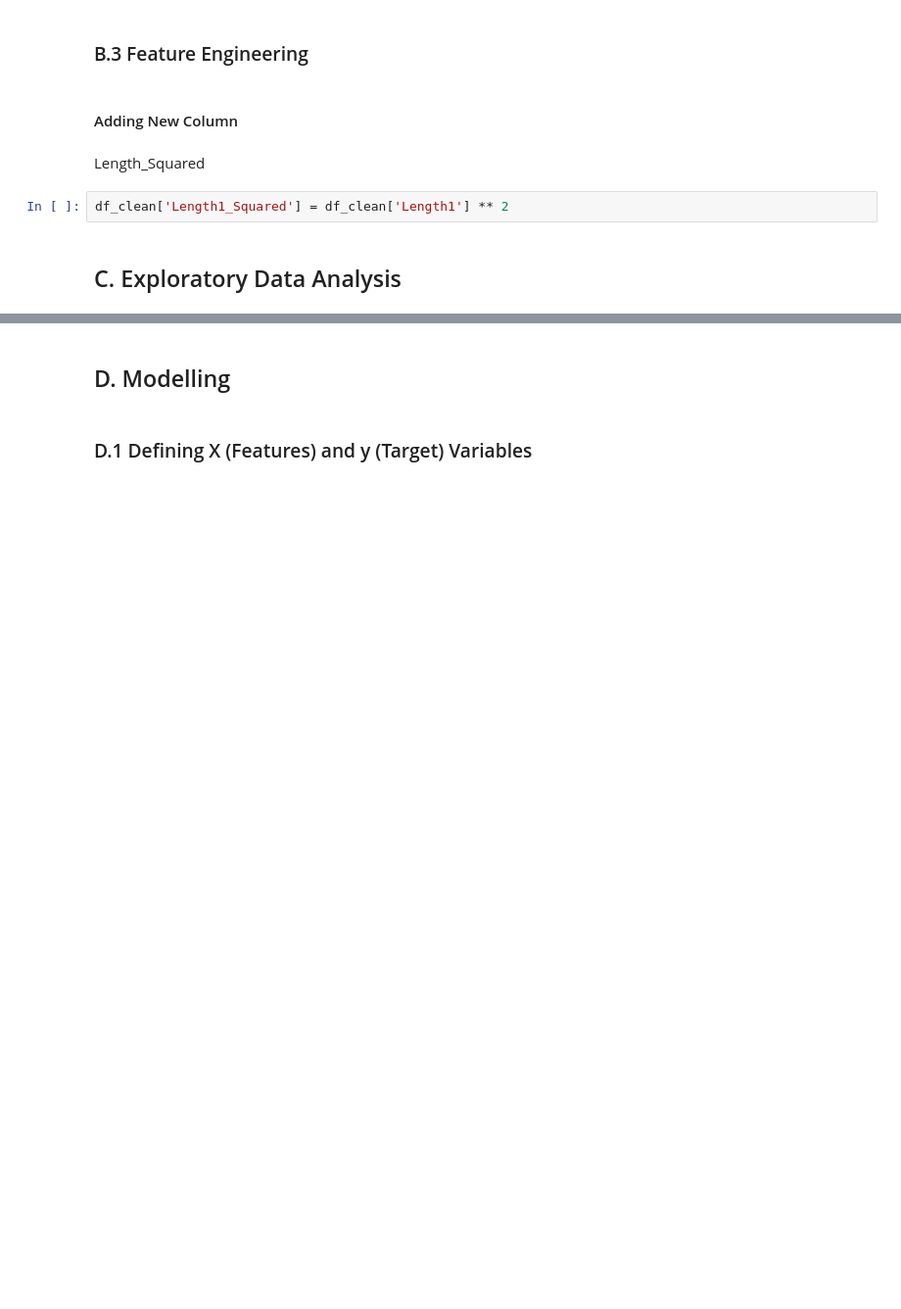
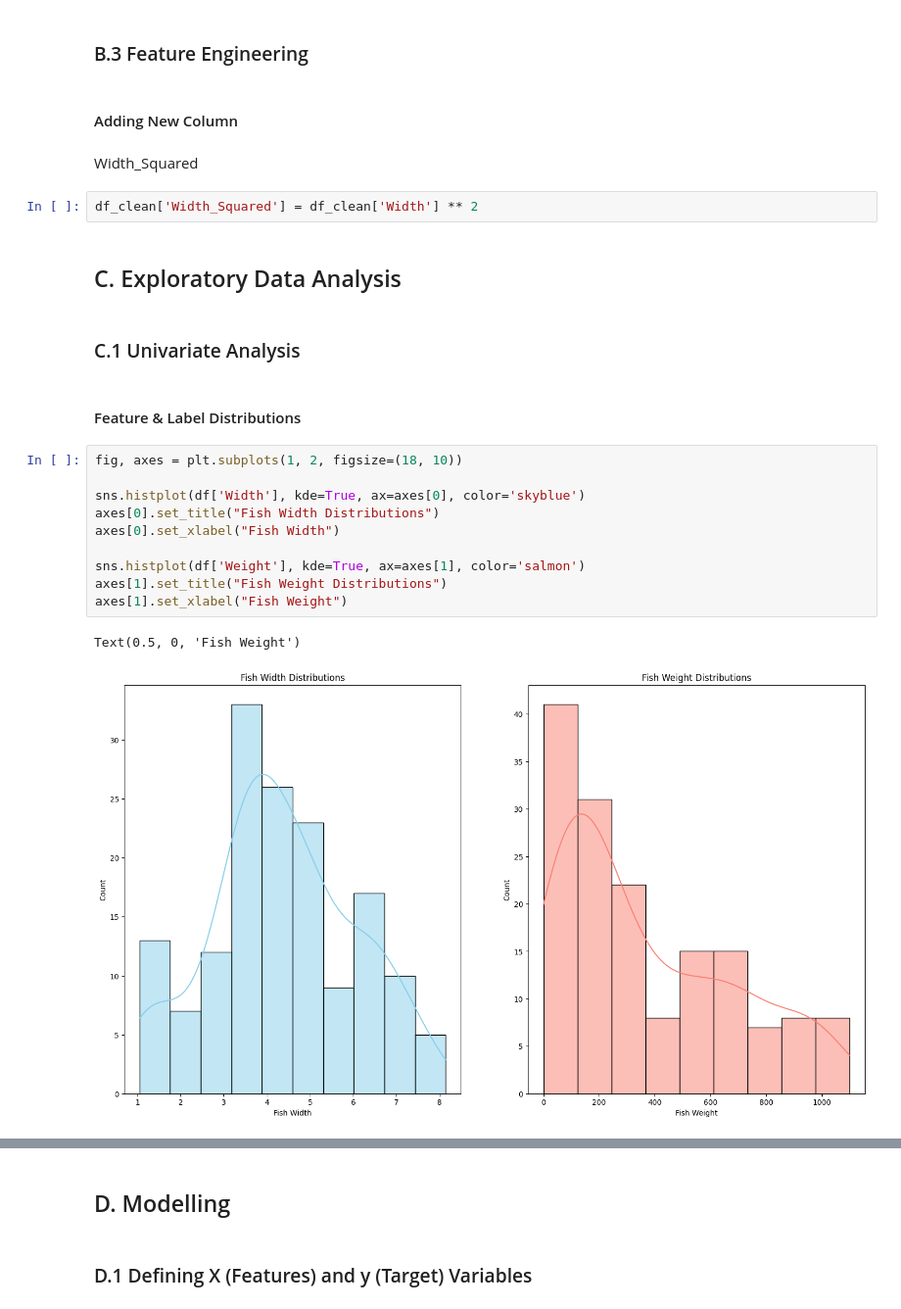
Before and after one commit to HablSank/1Day-1Dataset_MachineLearningProject, a Jupyter notebook: Day-9/Polynomial Regression (Fish)/FIsh.ipynb, the cells around one changed output, grey strips where cells are left out. Shown at 98% size. Saved outputs shown, nothing was run; the diff lists cells and outputs as text; blank space fills up the shorter version.

```diff
--- a/Day-9/Polynomial Regression (Fish)/FIsh.ipynb
+++ b/Day-9/Polynomial Regression (Fish)/FIsh.ipynb
@@ -163,8 +173,25 @@ df_clean.head()
 # %% [markdown]
 #### Adding New Column
 # %% [markdown]
-Length_Squared
+Width_Squared
 # %%
-df_clean['Length1_Squared'] = df_clean['Length1'] ** 2
+df_clean['Width_Squared'] = df_clean['Width'] ** 2
 # %% [markdown]
 ## C. Exploratory Data Analysis
+# %% [markdown]
+### C.1 Univariate Analysis
+# %% [markdown]
+#### Feature & Label Distributions
+# %%
+fig, axes = plt.subplots(1, 2, figsize=(18, 10))
+
+sns.histplot(df['Width'], kde=True, ax=axes[0], color='skyblue')
+axes[0].set_title("Fish Width Distributions")
+axes[0].set_xlabel("Fish Width")
+
+sns.histplot(df['Weight'], kde=True, ax=axes[1], color='salmon')
+axes[1].set_title("Fish Weight Distributions")
+axes[1].set_xlabel("Fish Weight")
+# %% [output]
+Text(0.5, 0, 'Fish Weight')
+[figure, added]
```
Also changed, not shown: parts of 15 cells of this notebook.
